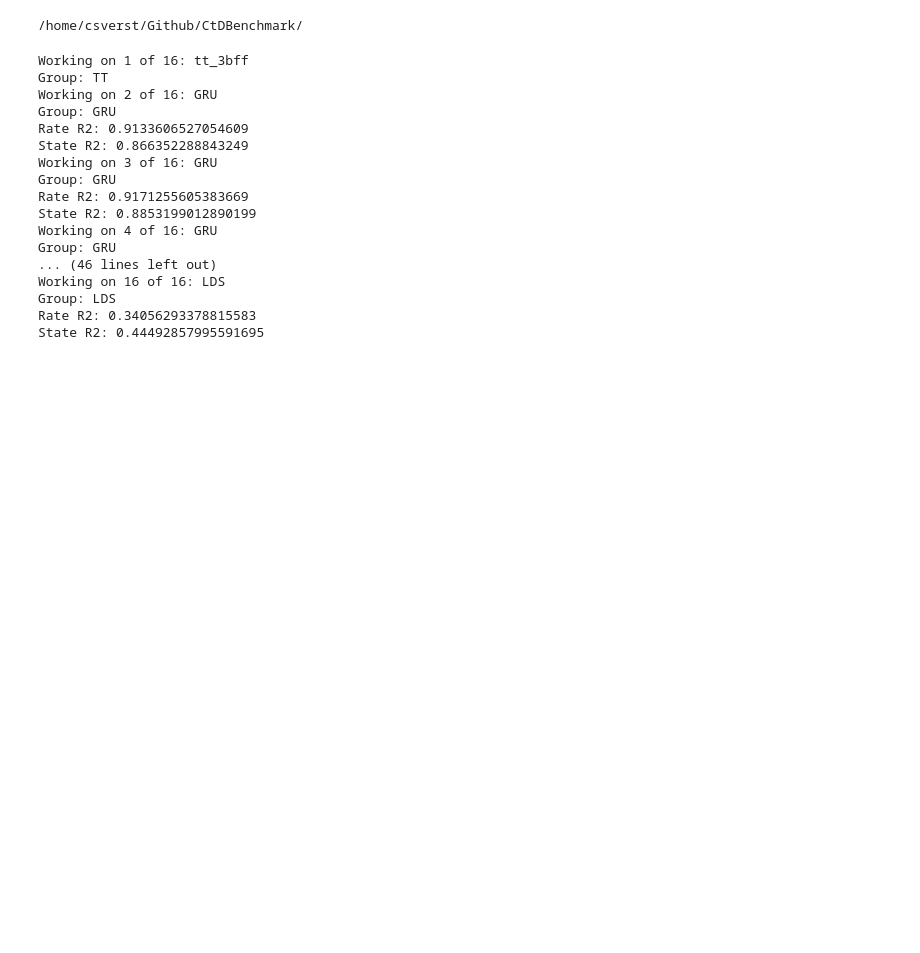
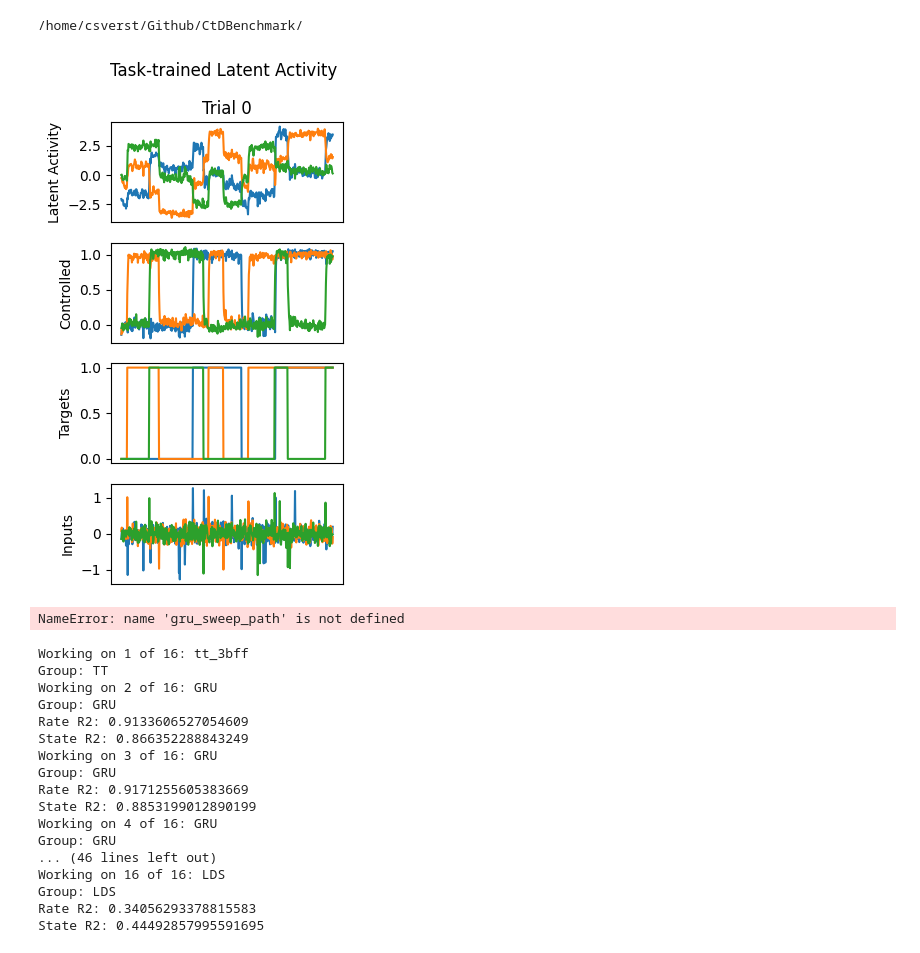
Before and after one commit to snel-repo/ComputationThruDynamicsBenchmark, a Jupyter notebook: examples/CompareTTDTModels.ipynb, the cells around one changed output. Drawn from its saved outputs; the diff is of its cells as text; code cells hidden in the pictures; blank space fills up the shorter version.

```diff
--- a/examples/CompareTTDTModels.ipynb
+++ b/examples/CompareTTDTModels.ipynb
@@ -11,9 +11,14 @@ HOME_DIR = os.getenv("HOME_DIR")
 print(HOME_DIR)
 # %% [output]
 /home/csverst/Github/CtDBenchmark/
+# %%
+tt_path = HOME_DIR + "content/trained_models/task-trained/tt_3bff/"
+tt_analysis = Analysis_TT(run_name = "tt_3bff",filepath=tt_path)
+
+tt_analysis.plot_trial_io(num_trials= 1)
+# %% [output]
+[figure, added]
 # %%
-tt_path = HOME_DIR + "content/trained_models/task-trained/tt_3bff/"
-tt_analysis = Analysis_TT(run_name = "tt_3bff",filepath=tt_path)
 
 # REPLACE THESE PATHS WITH YOUR OWN DT MODEL PATHS
 #gru_sweep_path = tt_path + "n_neurons_50_obs_noise_pseudoPoisson_dispersion_1.0_see/20240611_GRU_Resim3bff_Test/"
@@ -23,6 +28,8 @@ tt_analysis = Analysis_TT(run_name = "tt_3bff",filepath=tt_path)
 gru_subfolders = [f.path for f in os.scandir(gru_sweep_path) if f.is_dir()]
 node_subfolders = [f.path for f in os.scandir(node_sweep_path) if f.is_dir()]
 lds_subfolders = [f.path for f in os.scandir(lds_sweep_path) if f.is_dir()]
+# %% [output]
+NameError: name 'gru_sweep_path' is not defined
 # %%
 comparison = Comparison(comparison_tag = "3BFF_GRU")
 comparison.load_analysis(tt_analysis, group = "TT", reference_analysis=True)
```
Also changed, not shown: 11 other files.
